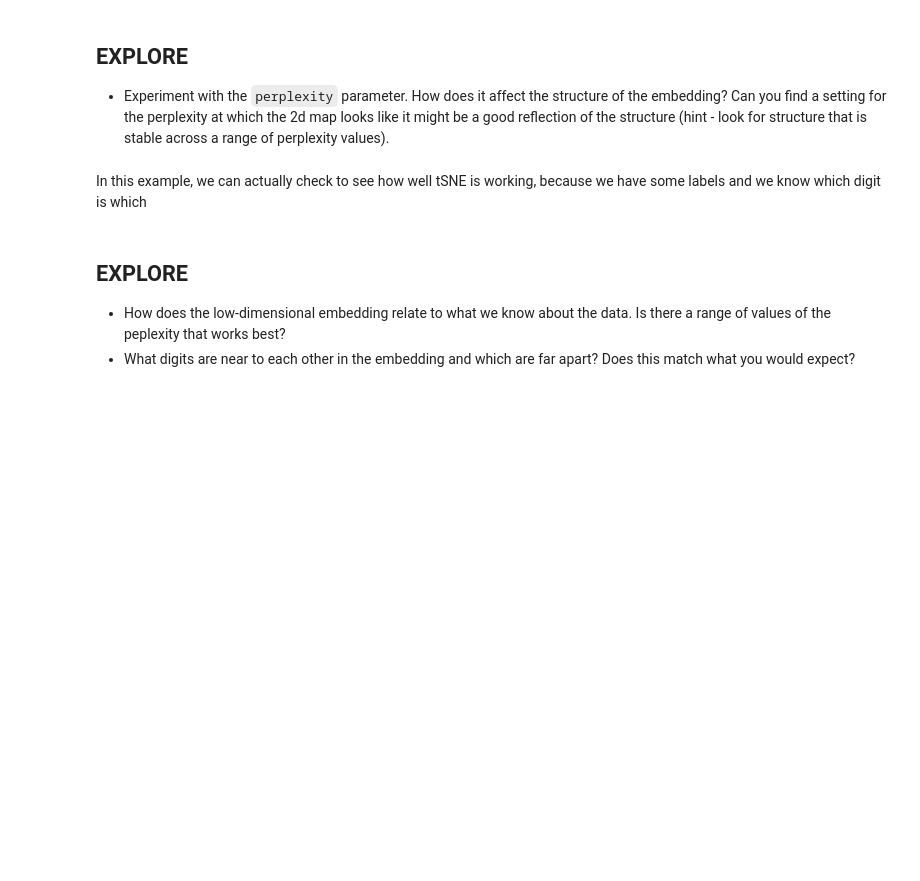
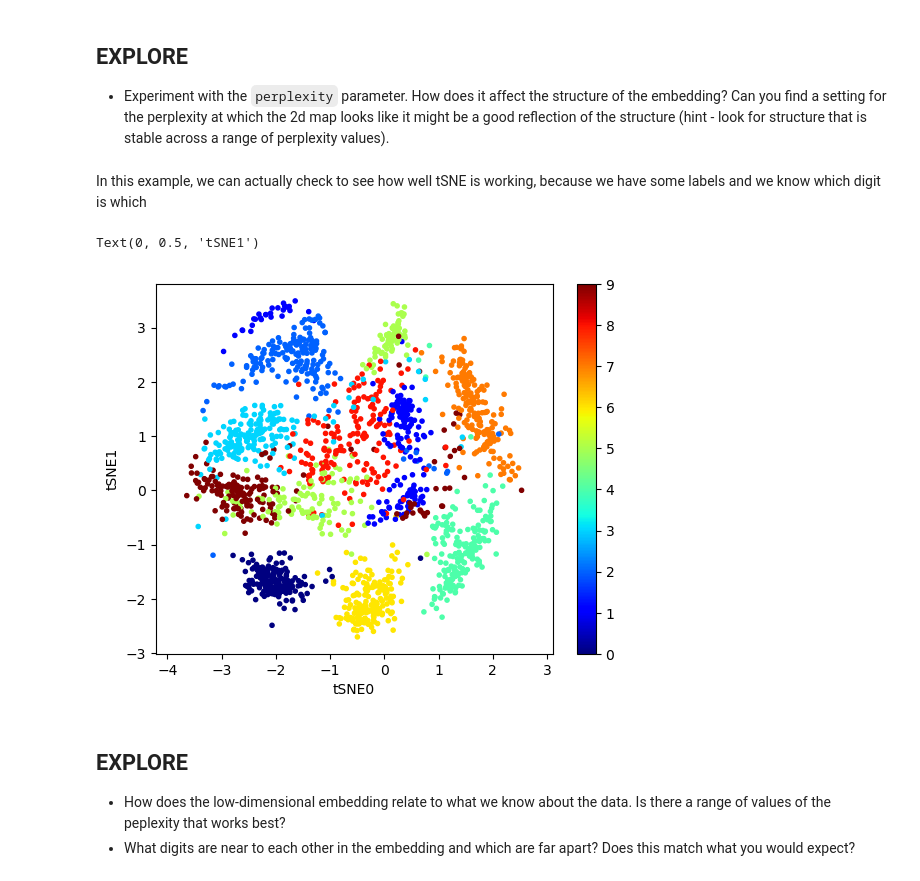
Before and after one commit to IainStyles/DiscoveryAI, a Jupyter notebook: signature-discovery/signature2.ipynb, the cells around one changed output. Drawn from its saved outputs; the diff is of its cells as text; code cells hidden in the pictures; blank space fills up the shorter version.

```diff
--- a/signature-discovery/signature2.ipynb
+++ b/signature-discovery/signature2.ipynb
@@ -107,14 +125,17 @@ plt.ylabel('tSNE1')
 # %% [markdown]
 In this example, we can actually check to see how well tSNE is working, because we have some labels and we know which digit is which
 # %%
-TSNE = man.TSNE(n_components=2, perplexity=10)
+TSNE = man.TSNE(n_components=2, perplexity=1000)
 XEmbedded = TSNE.fit_transform(digits)
 plt.set_cmap('jet')
 plt.scatter(XEmbedded[:,0],XEmbedded[:,1],marker='.',c=labels)
 plt.axis('equal')
 plt.colorbar()
 plt.xlabel('tSNE0')
 plt.ylabel('tSNE1')
+# %% [output]
+Text(0, 0.5, 'tSNE1')
+[figure, added]
 # %% [markdown]
 ## EXPLORE
 
```
Also changed, not shown: parts of 18 cells of this notebook.
